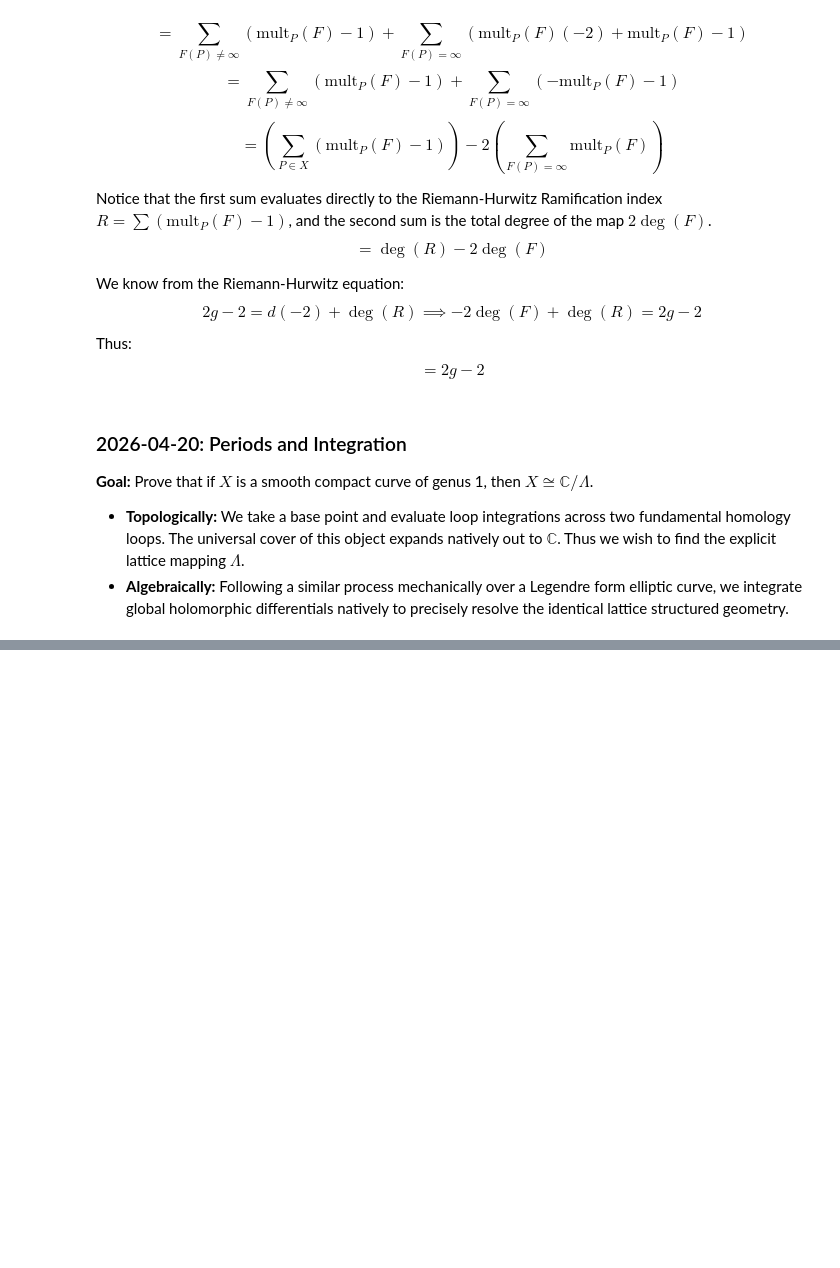
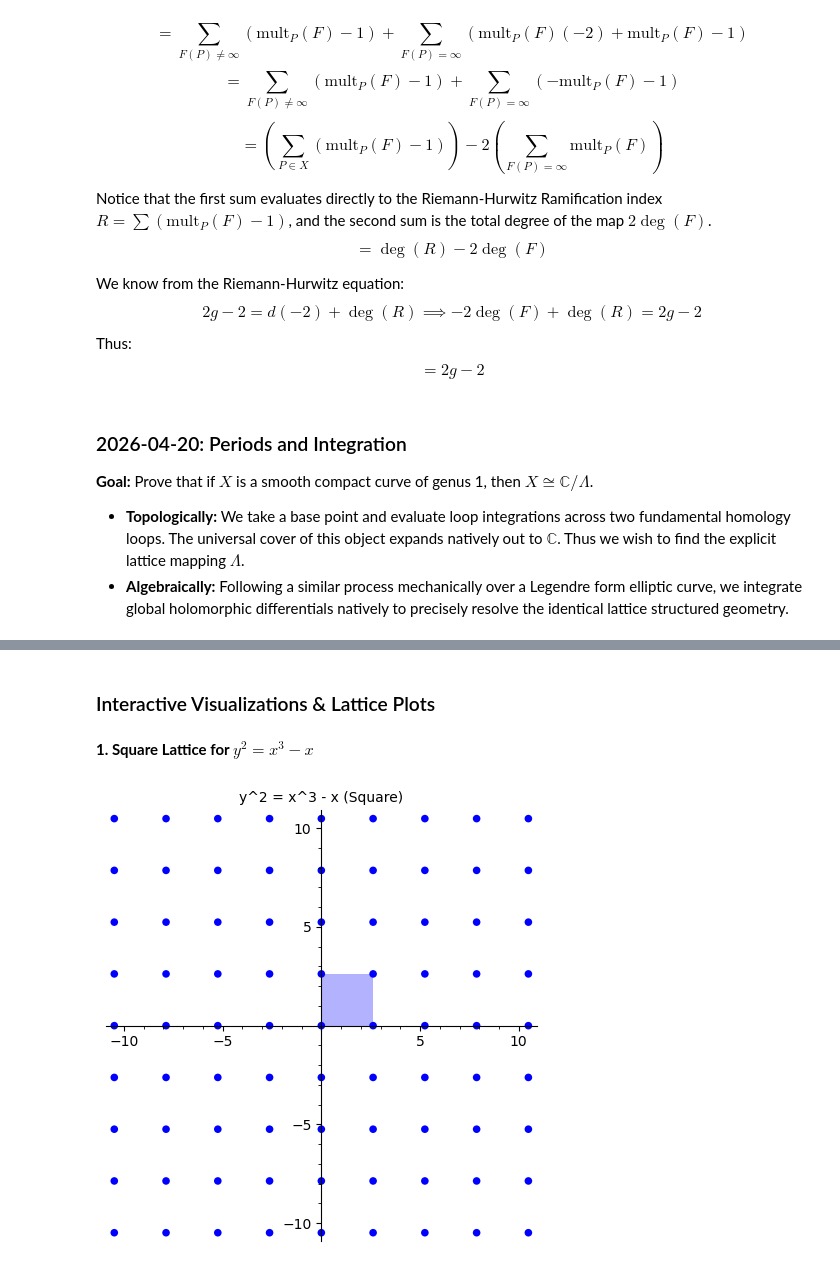
Before and after one commit to irojasr/Math, a Jupyter notebook: 605C/JupyterWorkspaces/DifferentialForms.ipynb, the cells around one changed output, grey strips where cells are left out. Cells and saved outputs as stored; diff of their text form; code cells hidden in the pictures; blank space fills up the shorter version.

```diff
--- a/605C/JupyterWorkspaces/DifferentialForms.ipynb
+++ b/605C/JupyterWorkspaces/DifferentialForms.ipynb
@@ -374,0 +447,19 @@ $$= 2g - 2$$
+# %% [markdown]
+### Interactive Visualizations & Lattice Plots
+# %% [markdown]
+**1. Square Lattice for $y^2 = x^3 - x$**
+# %%
+def plot_lattice(periods, color='blue', title=''):
+    pts = [a*periods[0] + b*periods[1] for a in range(-4, 5) for b in range(-4, 5)]
+    p = list_plot([(z.real(), z.imag()) for z in pts], color=color, size=30, aspect_ratio=1, title=title)
+    if len(periods) == 2:
+        poly_pts = [(0,0), (periods[0].real(), periods[0].imag()),
+                    ((periods[0]+periods[1]).real(), (periods[0]+periods[1]).imag()),
+                    (periods[1].real(), periods[1].imag())]
+        p += polygon(poly_pts, alpha=0.3, color=color)
+    return p
+
+E1 = EllipticCurve([-1, 0])
+show(plot_lattice(E1.period_lattice().basis(), color='blue', title='y^2 = x^3 - x (Square)'))
+# %% [output]
+[figure, added]
```
Also changed, not shown: parts of 20 cells of this notebook, 8 other files.
